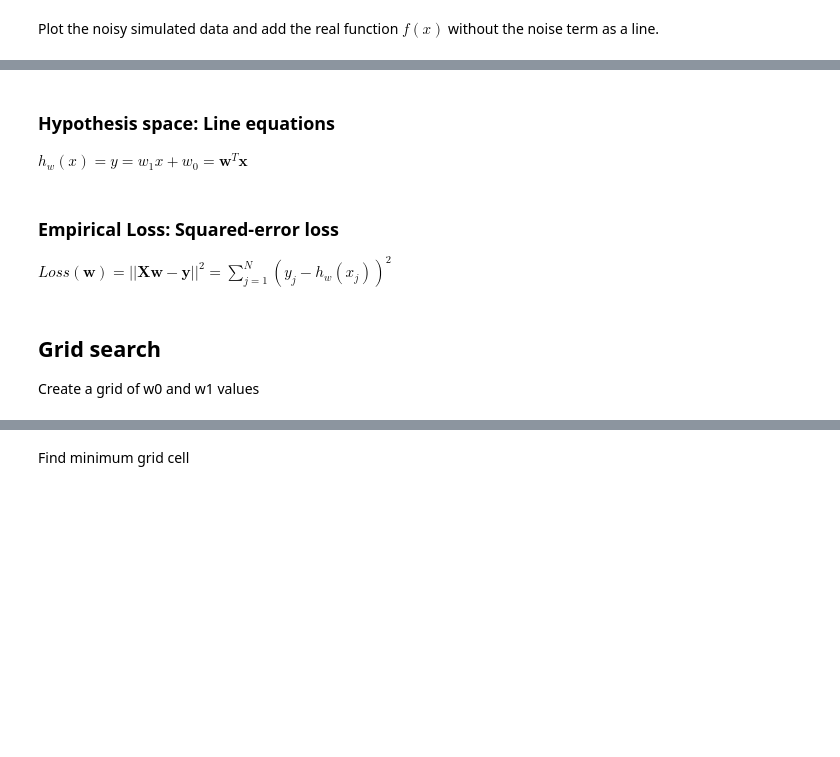
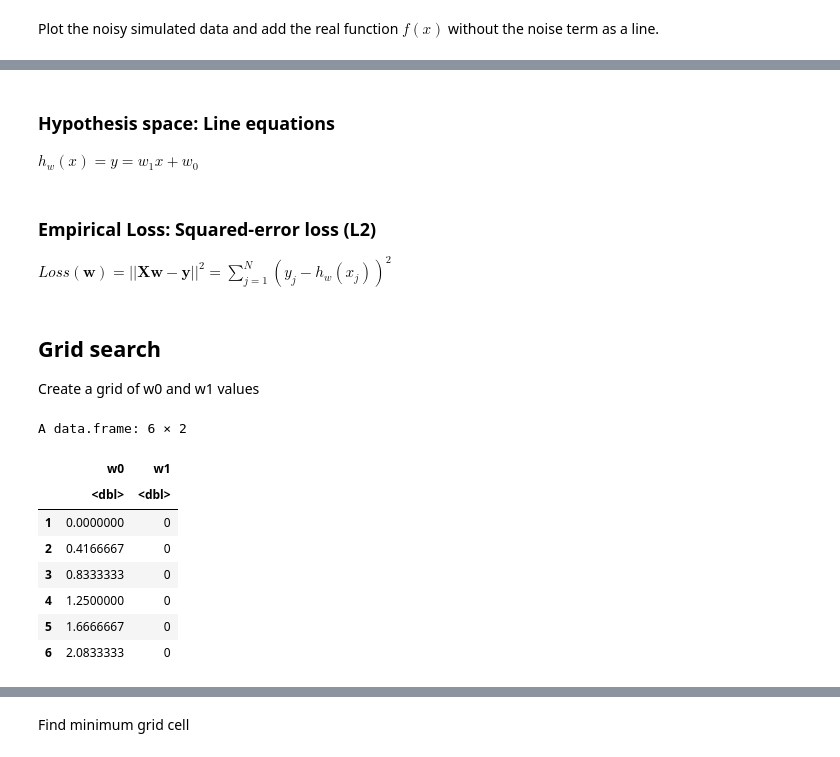
Before and after one commit to mhahsler/CS7320-AI, a Jupyter notebook: ML/line_fitting.ipynb, the cells around one changed output, grey strips where cells are left out. Saved outputs shown, nothing was run; the diff lists cells and outputs as text; code cells hidden in the pictures; blank space fills up the shorter version.

```diff
--- a/ML/line_fitting.ipynb
+++ b/ML/line_fitting.ipynb
@@ -52,11 +59,11 @@ legend("topleft", bty = "n",
 # %% [markdown]
 ### Hypothesis space: Line equations
 
-$h_w(x) = \hat{y} = w_1 x + w_0 = \mathbf{w}^T \mathbf{x}$
+$h_w(x) = \hat{y} = w_1 x + w_0$
 # %%
 y_hat <- function(x, w0, w1) w1 * x + w0
 # %% [markdown]
-### Empirical Loss: Squared-error loss
+### Empirical Loss: Squared-error loss (L2)
 
 $Loss(\mathbf{w}) = || \mathbf{X}\mathbf{w} - \mathbf{y} ||^2 = \sum_{j=1}^N (y_j - h_w(x_j))^2$
 # %%
@@ -68,9 +75,21 @@ Create a grid of w0 and w1 values
 # %%
 resolution <- 25
 grid <- data.frame(
   w0 = rep(seq(0, 10, length.out = resolution), times = resolution),
   w1 = rep(seq(0, 10, length.out = resolution), each = resolution)
 )
+
+head(grid)
+# %% [output]
+A data.frame: 6 × 2
+|  | w0 | w1 |
+|  | <dbl> | <dbl> |
+| 1 | 0.0000000 | 0 |
+| 2 | 0.4166667 | 0 |
+| 3 | 0.8333333 | 0 |
+| 4 | 1.2500000 | 0 |
+| 5 | 1.6666667 | 0 |
+| 6 | 2.0833333 | 0 |
 # %%
 grid$L2 <- with(xy,
   apply(grid, MARGIN = 1, FUN = function(w)
```
Also changed, not shown: parts of 22 cells of this notebook.
